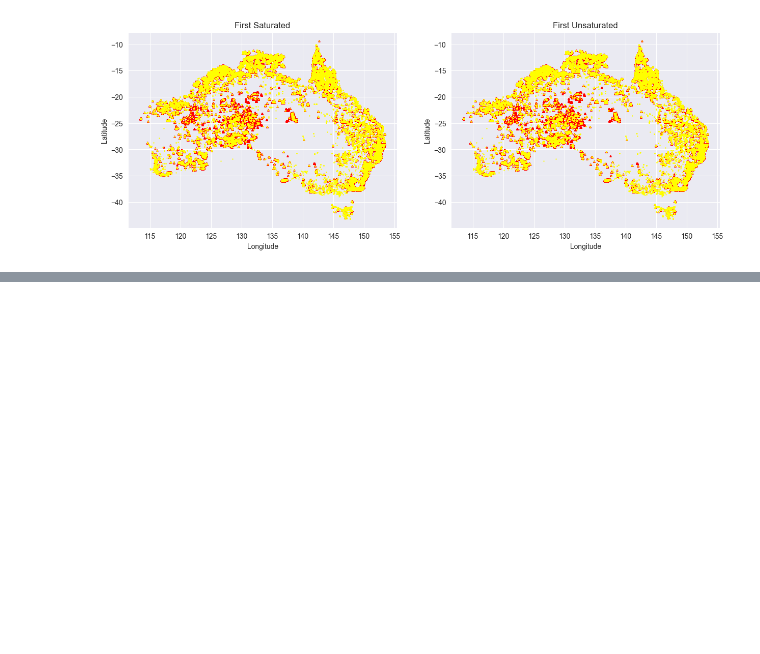
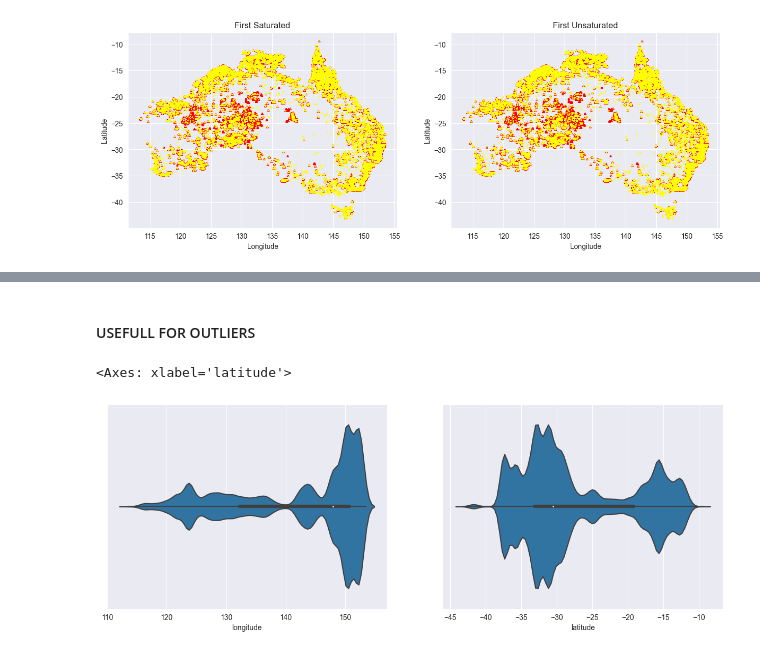
Before and after one commit to harshalk612/ML-Assigment, a Jupyter notebook: Advanced HW/hw1/hw1.ipynb, the cells around one changed output, grey strips where cells are left out. Cells and saved outputs as stored; diff of their text form; code cells hidden in the pictures; blank space fills up the shorter version.

```diff
--- a/Advanced HW/hw1/hw1.ipynb
+++ b/Advanced HW/hw1/hw1.ipynb
@@ -222,0 +230,12 @@ sns.pairplot(data=df_data)
+# %% [markdown]
+#### USEFULL FOR OUTLIERS
+# %%
+plt.figure(figsize=(15,5))
+ax0 = plt.subplot(1,2,1)
+sns.violinplot(data=df_data, x="longitude")
+
+ax1 = plt.subplot(1,2,2)
+sns.violinplot(data=df_data, x="latitude")
+# %% [output]
+<Axes: xlabel='latitude'>
+[figure, added]
```
Also changed, not shown: parts of 12 cells of this notebook.
